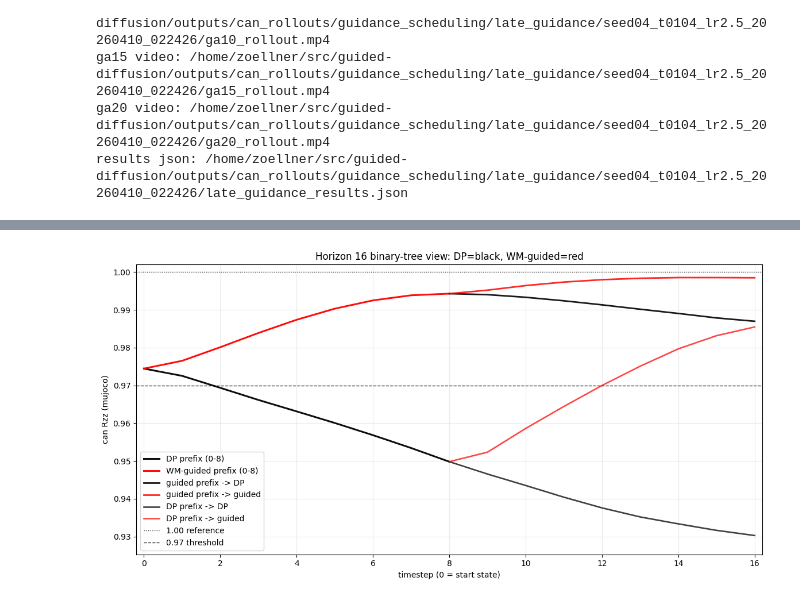
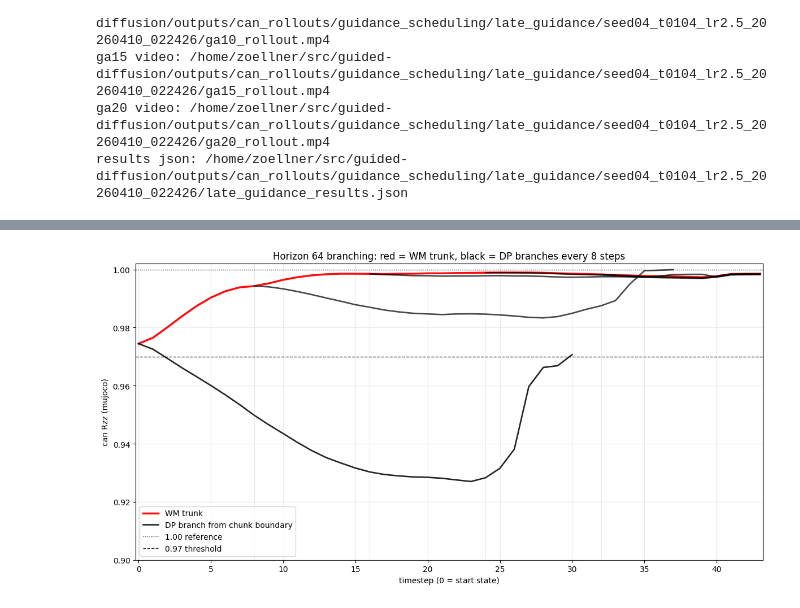
Before and after one commit to moritz-zoellner/guided-diffusion, a Jupyter notebook: guidance/guidance_improvements.ipynb, the cells around one changed output, grey strips where cells are left out. Cells and saved outputs as stored; diff of their text form; code cells hidden in the pictures.

```diff
--- a/guidance/guidance_improvements.ipynb
+++ b/guidance/guidance_improvements.ipynb
@@ -1047,57 +1070,57 @@ rzz keys: ['dp_prefix__dp_branch', 'dp_prefix__guided_branch', 'guided_prefix__d
 # %%
-# Plot-only cell: single binary-tree style view for one-run, four-branch data.
-if "guided_prefix_runs" not in globals() or "dp_prefix_runs" not in globals():
-    raise RuntimeError("Missing run data in memory. Run Cell 11 once before this plot-only cell.")
+# Plot-only cell: horizon-64 tree view (red WM trunk, black DP branches every 8 steps).
+if "h64_branch_results" not in globals() or len(h64_branch_results) == 0:
+    raise RuntimeError("Missing horizon64 run data in memory. Run Cell 11 first.")
 
-plt.figure(figsize=(11.8, 6.0))
+plt.figure(figsize=(12.0, 6.2))
 
-# We have one run per family now.
-guided_payload = guided_prefix_runs[0]
-dp_payload = dp_prefix_runs[0]
+branch_keys = sorted([int(k) for k in h64_branch_results.keys()])
+k_trunk = int(max(branch_keys))
+trunk = np.asarray(h64_branch_results[k_trunk], dtype=np.float32)
 
-# Prefixes 0-8: explicit colors as requested.
-dp_prefix = np.asarray(dp_payload["rzz_dp"], dtype=np.float32)[:9]
-guided_prefix = np.asarray(guided_payload["rzz_dp"], dtype=np.float32)[:9]
-plt.plot(np.arange(0, 9), dp_prefix, color="black", linewidth=2.2, alpha=0.95, label="DP prefix (0-8)")
-plt.plot(np.arange(0, 9), guided_prefix, color="red", linewidth=2.2, alpha=0.95, label="WM-guided prefix (0-8)")
+# Red WM trunk.
+plt.plot(np.arange(len(trunk)), trunk, color="red", linewidth=2.5, alpha=0.95, label="WM trunk")
 
-# Continuations from guided prefix (solid).
-guided_to_dp = np.asarray(guided_payload["rzz_dp"], dtype=np.float32)[8:]
-guided_to_guided = np.asarray(guided_payload["rzz_guided"], dtype=np.float32)[8:]
-plt.plot(np.arange(8, 8 + len(guided_to_dp)), guided_to_dp, color="black", linewidth=2.0, alpha=0.9, label="guided prefix -> DP")
-plt.plot(np.arange(8, 8 + len(guided_to_guided)), guided_to_guided, color="red", linewidth=2.0, alpha=0.85, label="guided prefix -> guided")
+# Black DP branches split from the WM trunk every 8 steps.
+for k in branch_keys:
+    if k == k_trunk:
+        continue
+    arr = np.asarray(h64_branch_results[k], dtype=np.float32)
+    t0 = min(int(8 * k), len(arr) - 1)
+    plt.plot(
+        np.arange(t0, len(arr)),
+        arr[t0:],
+        color="black",
+        linewidth=1.9,
+        alpha=0.86 if k == 0 else 0.72,
+        label="DP branch from chunk boundary" if k == 0 else None,
+    )
 
-# Continuations from DP prefix (also solid).
-dp_to_dp = np.asarray(dp_payload["rzz_dp"], dtype=np.float32)[8:]
-dp_to_guided = np.asarray(dp_payload["rzz_guided"], dtype=np.float32)[8:]
-plt.plot(np.arange(8, 8 + len(dp_to_dp)), dp_to_dp, color="black", linewidth=1.9, alpha=0.75, label="DP prefix -> DP")
-plt.plot(np.arange(8, 8 + len(dp_to_guided)), dp_to_guided, color="red", linewidth=1.9, alpha=0.72, label="DP prefix -> guided")
+# Visual split markers every 8 steps up to reached horizon.
+max_t = max([len(np.asarray(v)) for v in h64_branch_results.values()]) - 1
+for t in range(8, max_t + 1, 8):
+    plt.axvline(t, color="#999999", linewidth=0.7, alpha=0.22)
 
 plt.axhline(1.0, color="black", linestyle=":", linewidth=1.0, alpha=0.8, label="1.00 reference")
 plt.axhline(0.97, color="black", linestyle="--", linewidth=1.0, alpha=0.8, label="0.97 threshold")
 
-all_vals = np.concatenate([
-    np.asarray(guided_payload["rzz_dp"], dtype=np.float32),
-    np.asarray(guided_payload["rzz_guided"], dtype=np.float32),
-    np.asarray(dp_payload["rzz_dp"], dtype=np.float32),
-    np.asarray(dp_payload["rzz_guided"], dtype=np.float32),
-])
-plt.ylim(min(float(np.min(all_vals)) - 0.005, 0.965), 1.002)
-plt.xlim(-0.2, 16.2)
+all_vals = np.concatenate([np.asarray(v, dtype=np.float32) for v in h64_branch_results.values()])
+plt.ylim(min(float(np.min(all_vals)) - 0.005, 0.90), 1.002)
+plt.xlim(-0.2, max_t + 0.2)
 plt.xlabel("timestep (0 = start state)")
 plt.ylabel("can Rzz (mujoco)")
-plt.title("Horizon 16 binary-tree view: DP=black, WM-guided=red")
+plt.title("Horizon 64 branching: red = WM trunk, black = DP branches every 8 steps")
 plt.grid(alpha=0.25)
 
-# Remove duplicate legend entries while preserving order.
+# Deduplicate legend labels while preserving order.
 handles, labels = plt.gca().get_legend_handles_labels()
 dedup = {}
 for h, l in zip(handles, labels):
     if l not in dedup:
         dedup[l] = h
 plt.legend(list(dedup.values()), list(dedup.keys()), loc="best")
 
 plt.tight_layout()
 plt.show()
 # %% [output]
-[figure, old version]
+[figure, new version]
```
Also changed, not shown: parts of 1 cell of this notebook.
